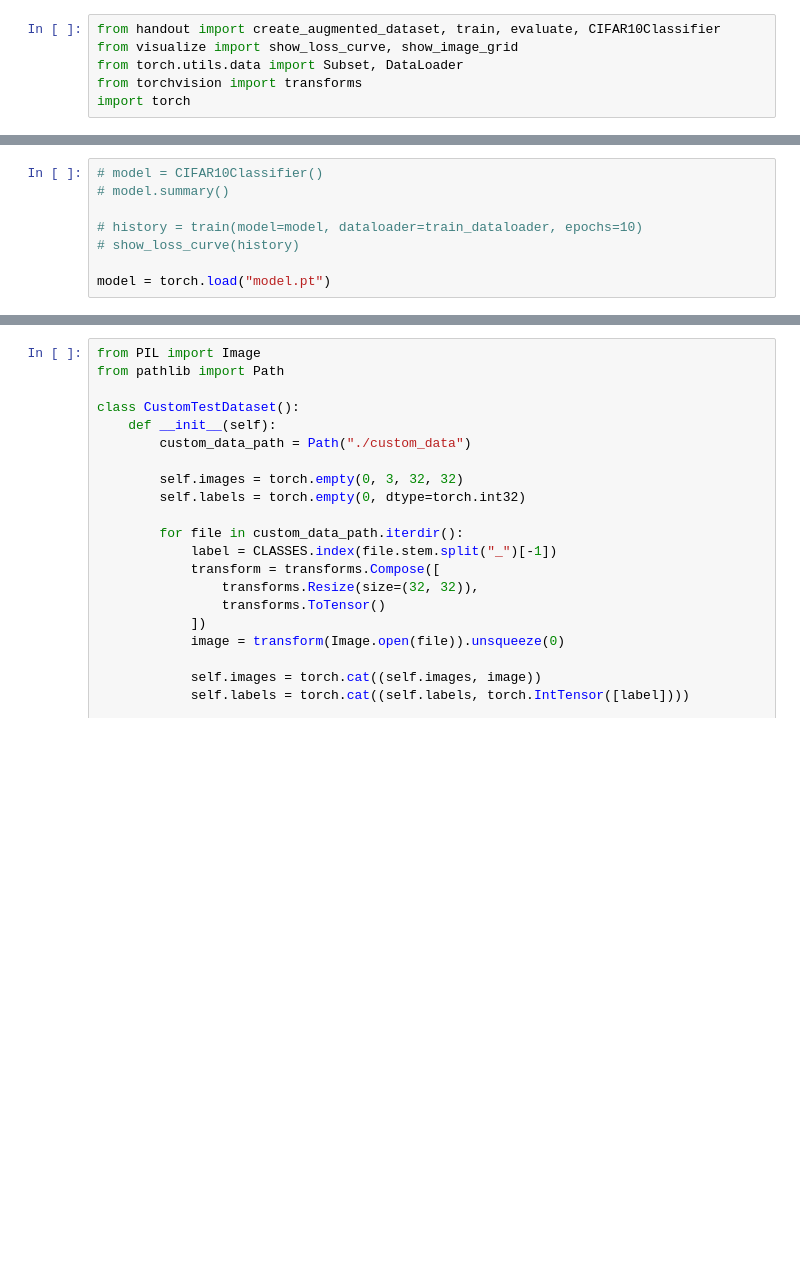
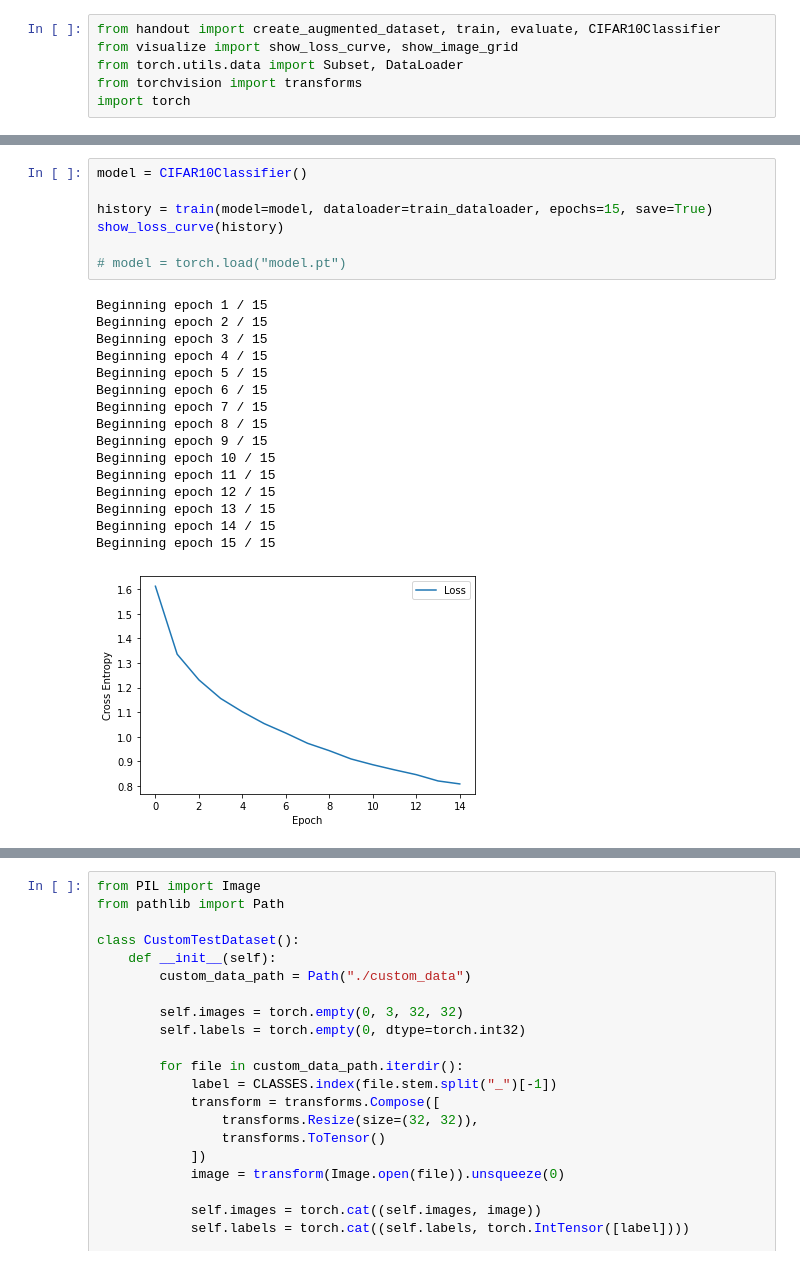
Before and after one commit to MaximilianMundt/DLCV, a Jupyter notebook: Übungsblatt 07 und 08/blatt07u08.ipynb, the cells around one changed output, grey strips where cells are left out. Drawn from its saved outputs; the diff is of its cells as text; blank space fills up the shorter version.

```diff
--- a/Übungsblatt 07 und 08/blatt07u08.ipynb
+++ b/Übungsblatt 07 und 08/blatt07u08.ipynb
@@ -16,13 +17,29 @@ test_dataloader = DataLoader(test_data, batch_size=36, shuffle=True)
 Files already downloaded and verified
 Files already downloaded and verified
 # %%
-# model = CIFAR10Classifier()
-# model.summary()
+model = CIFAR10Classifier()
 
-# history = train(model=model, dataloader=train_dataloader, epochs=10)
-# show_loss_curve(history)
+history = train(model=model, dataloader=train_dataloader, epochs=15, save=True)
+show_loss_curve(history)
 
-model = torch.load("model.pt")
+# model = torch.load("model.pt")
+# %% [output]
+Beginning epoch 1 / 15
+Beginning epoch 2 / 15
+Beginning epoch 3 / 15
+Beginning epoch 4 / 15
+Beginning epoch 5 / 15
+Beginning epoch 6 / 15
+Beginning epoch 7 / 15
+Beginning epoch 8 / 15
+Beginning epoch 9 / 15
+Beginning epoch 10 / 15
+Beginning epoch 11 / 15
+Beginning epoch 12 / 15
+Beginning epoch 13 / 15
+Beginning epoch 14 / 15
+Beginning epoch 15 / 15
+[figure, added]
 # %%
 test_iterator = iter(test_dataloader)
 images, labels = next(test_iterator)
```
Also changed, not shown: parts of 4 cells of this notebook, 2 other files.
